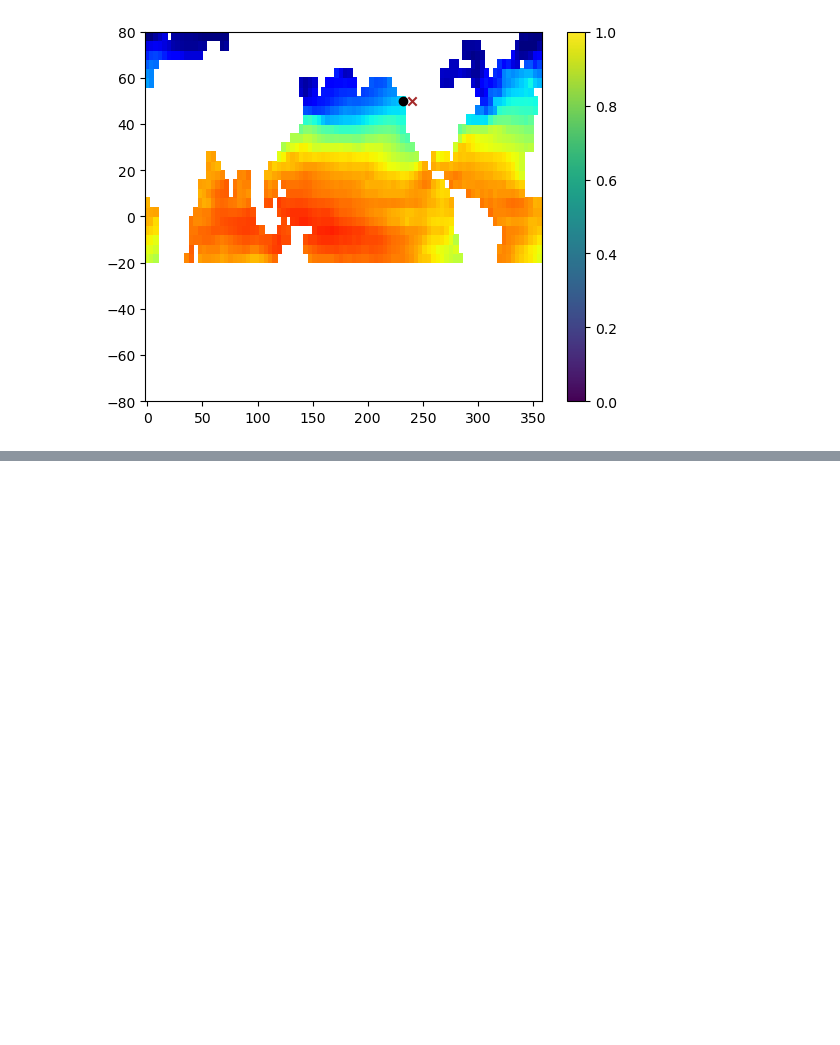
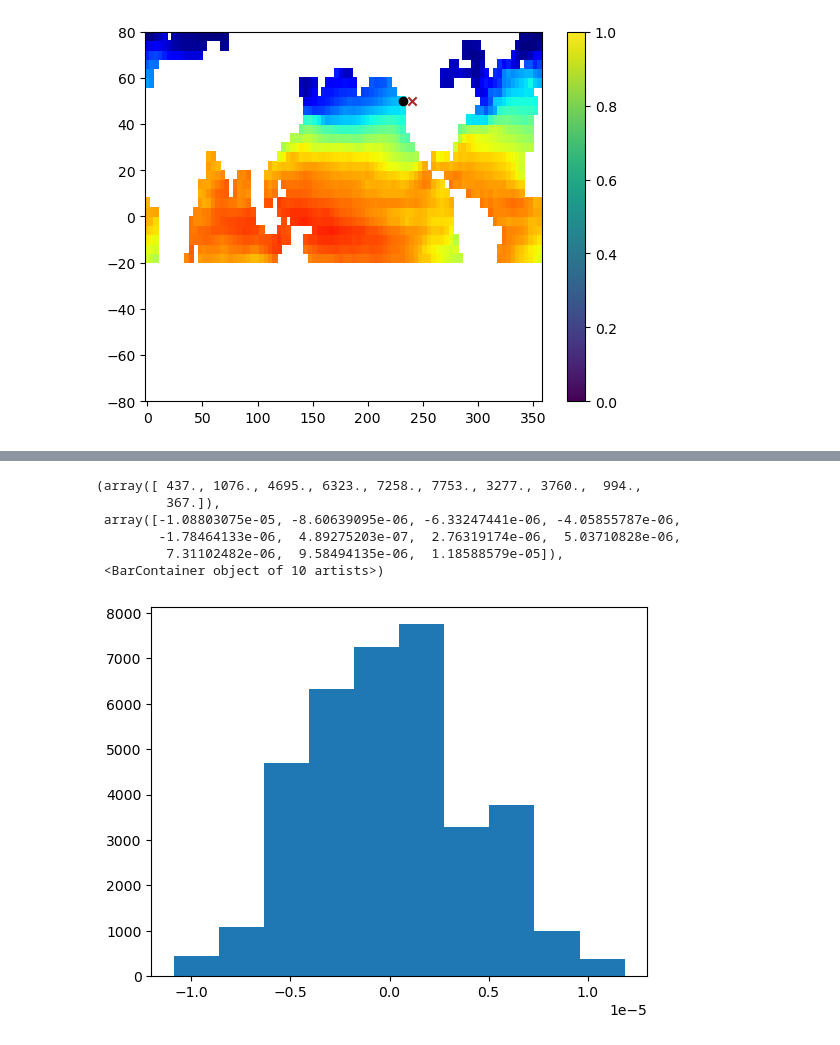
Before and after one commit to Shreyas911/XAIRT, a Jupyter notebook: examples/global_oce_latlon_4x4_classification.ipynb, the cells around one changed output, grey strips where cells are left out. Cells and saved outputs as stored; diff of their text form; code cells hidden in the pictures; blank space fills up the shorter version.

```diff
--- a/examples/global_oce_latlon_4x4_classification.ipynb
+++ b/examples/global_oce_latlon_4x4_classification.ipynb
@@ -502,0 +317,10 @@ type: 'lrp.LR'
+# %%
+plt.hist(np.reshape(y, (-1,)), bins = 10)
+# %% [output]
+(array([ 437., 1076., 4695., 6323., 7258., 7753., 3277., 3760.,  994.,
+         367.]),
+ array([-1.08803075e-05, -8.60639095e-06, -6.33247441e-06, -4.05855787e-06,
+        -1.78464133e-06,  4.89275203e-07,  2.76319174e-06,  5.03710828e-06,
+         7.31102482e-06,  9.58494135e-06,  1.18588579e-05]),
+ <BarContainer object of 10 artists>)
+[figure, added]
```
Also changed, not shown: parts of 10 cells of this notebook, 2 other files.
